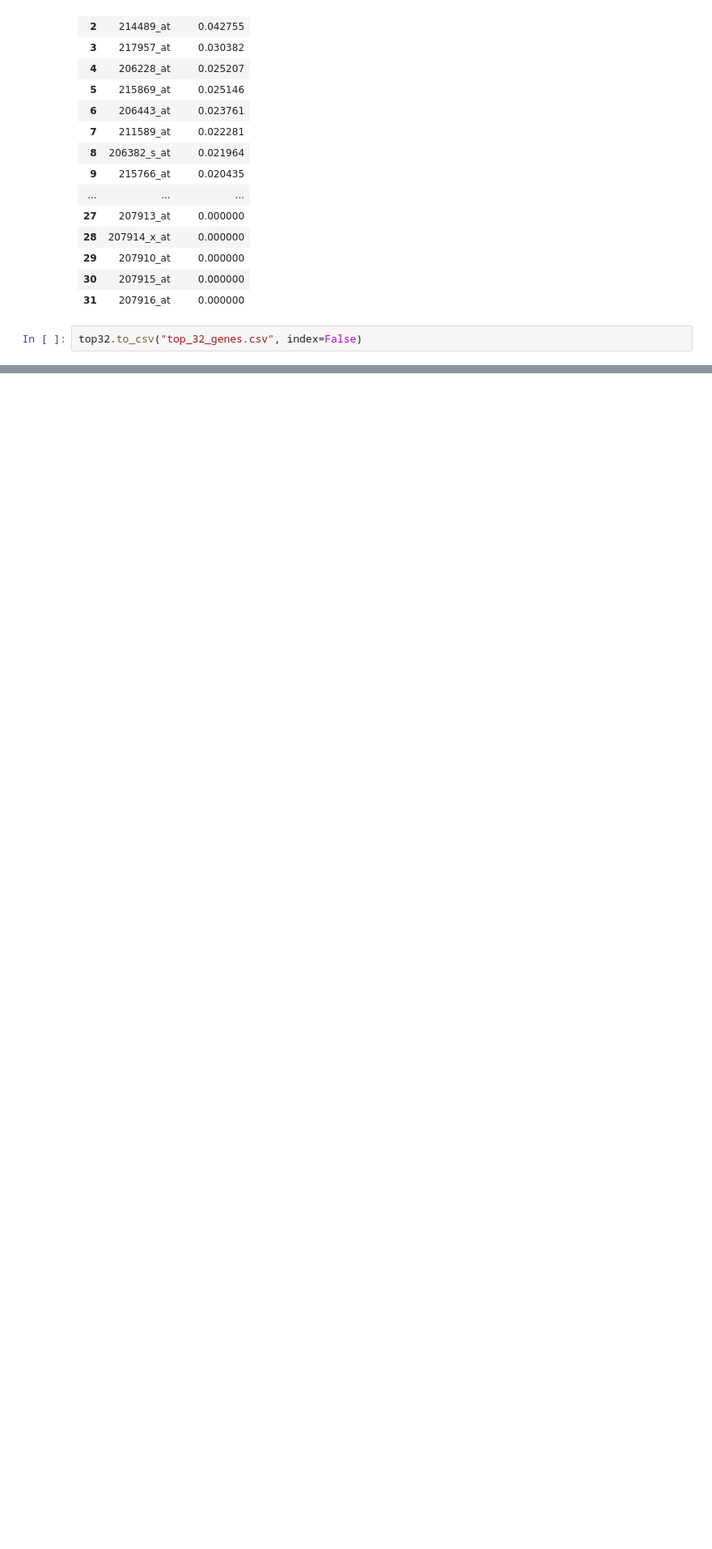
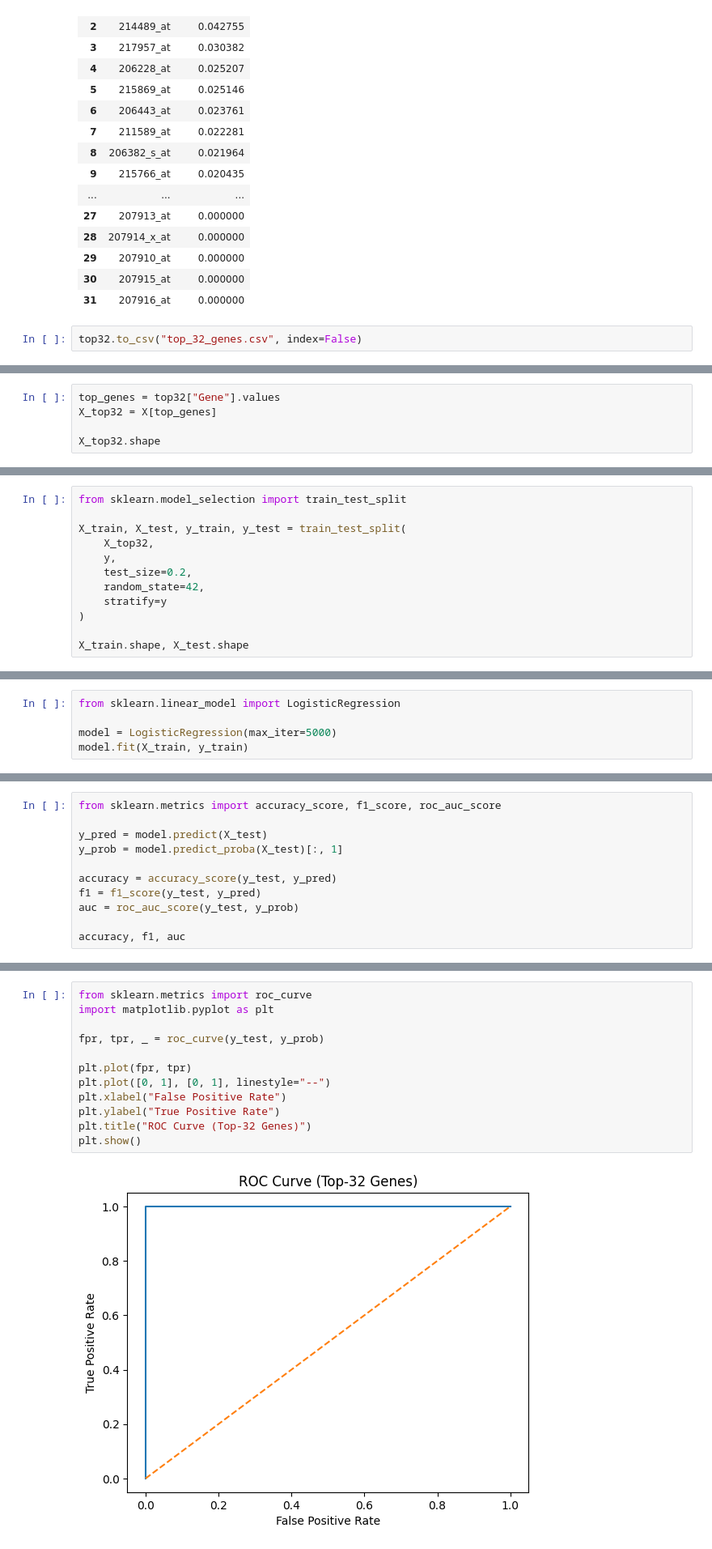
Before and after one commit to sreyadattagupta/Disease-Prediction-Using-Gene-Expression-Data, a Jupyter notebook: dataset.ipynb, the cells around one changed output, grey strips where cells are left out. Shown at 81% size. Saved outputs shown, nothing was run; the diff lists cells and outputs as text; blank space fills up the shorter version.

```diff
--- a/dataset.ipynb
+++ b/dataset.ipynb
@@ -171,0 +180,5 @@ top32.to_csv("top_32_genes.csv", index=False)
+# %%
+top_genes = top32["Gene"].values
+X_top32 = X[top_genes]
+
+X_top32.shape
@@ -171,0 +187,12 @@ top32.to_csv("top_32_genes.csv", index=False)
+# %%
+from sklearn.model_selection import train_test_split
+
+X_train, X_test, y_train, y_test = train_test_split(
+    X_top32,
+    y,
+    test_size=0.2,
+    random_state=42,
+    stratify=y
+)
+
+X_train.shape, X_test.shape
@@ -171,0 +201,5 @@ top32.to_csv("top_32_genes.csv", index=False)
+# %%
+from sklearn.linear_model import LogisticRegression
+
+model = LogisticRegression(max_iter=5000)
+model.fit(X_train, y_train)
@@ -171,0 +208,11 @@ top32.to_csv("top_32_genes.csv", index=False)
+# %%
+from sklearn.metrics import accuracy_score, f1_score, roc_auc_score
+
+y_pred = model.predict(X_test)
+y_prob = model.predict_proba(X_test)[:, 1]
+
+accuracy = accuracy_score(y_test, y_pred)
+f1 = f1_score(y_test, y_pred)
+auc = roc_auc_score(y_test, y_prob)
+
+accuracy, f1, auc
@@ -171,0 +253,14 @@ top32.to_csv("top_32_genes.csv", index=False)
+# %%
+from sklearn.metrics import roc_curve
+import matplotlib.pyplot as plt
+
+fpr, tpr, _ = roc_curve(y_test, y_prob)
+
+plt.plot(fpr, tpr)
+plt.plot([0, 1], [0, 1], linestyle="--")
+plt.xlabel("False Positive Rate")
+plt.ylabel("True Positive Rate")
+plt.title("ROC Curve (Top-32 Genes)")
+plt.show()
+# %% [output]
+[figure, added]
```
Also changed, not shown: parts of 8 cells of this notebook.
